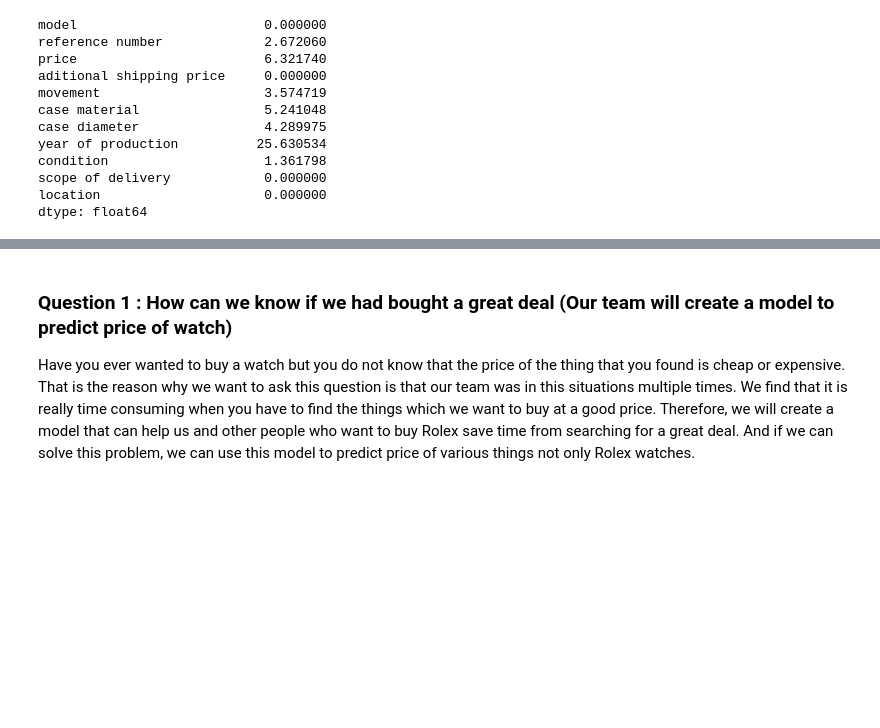
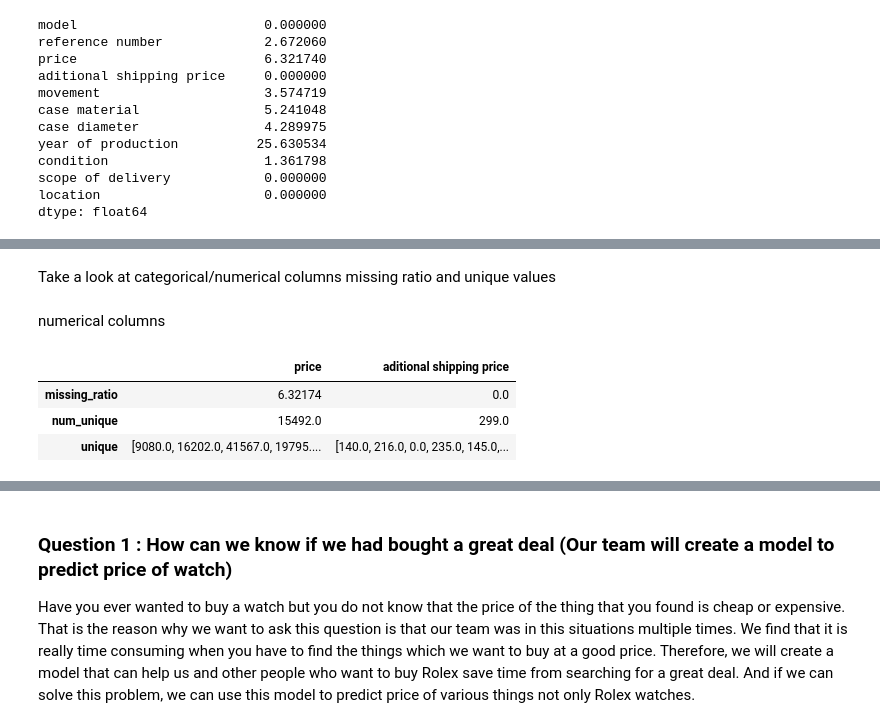
Before and after one commit to baonhat1802/Project-Programming-DS, a Jupyter notebook: Project/20127058_20127603.ipynb, the cells around one changed output, grey strips where cells are left out. Saved outputs shown, nothing was run; the diff lists cells and outputs as text; code cells hidden in the pictures; blank space fills up the shorter version.

```diff
--- a/Project/20127058_20127603.ipynb
+++ b/Project/20127058_20127603.ipynb
@@ -258,0 +305,11 @@ dtype: float64
+# %% [markdown]
+Take a look at categorical/numerical columns missing ratio and unique values
+# %% [markdown]
+numerical columns
+# %%
+describe__(numerical_cols)
+# %% [output]
+|  | price | aditional shipping price |
+| missing_ratio | 6.32174 | 0.0 |
+| num_unique | 15492.0 | 299.0 |
+| unique | [9080.0, 16202.0, 41567.0, 19795.... | [140.0, 216.0, 0.0, 235.0, 145.0,... |
```
Also changed, not shown: parts of 11 cells of this notebook.
